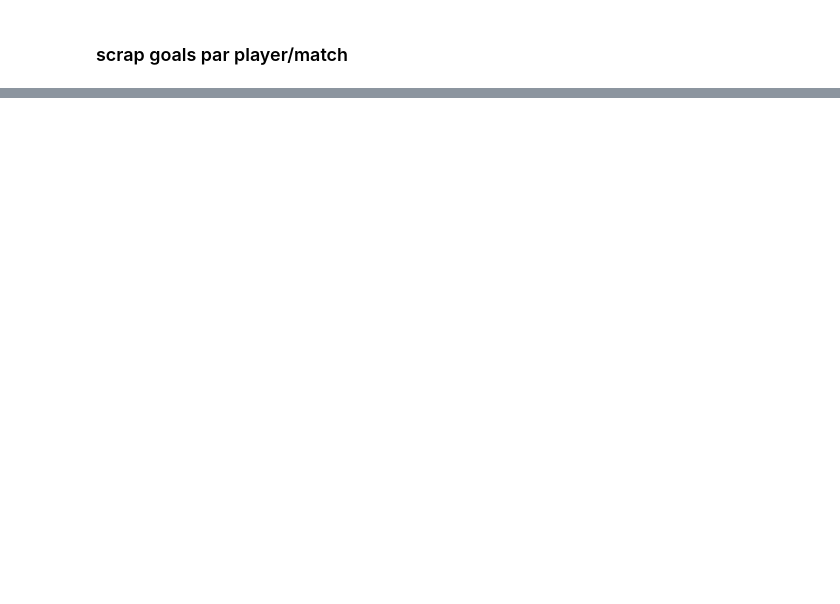
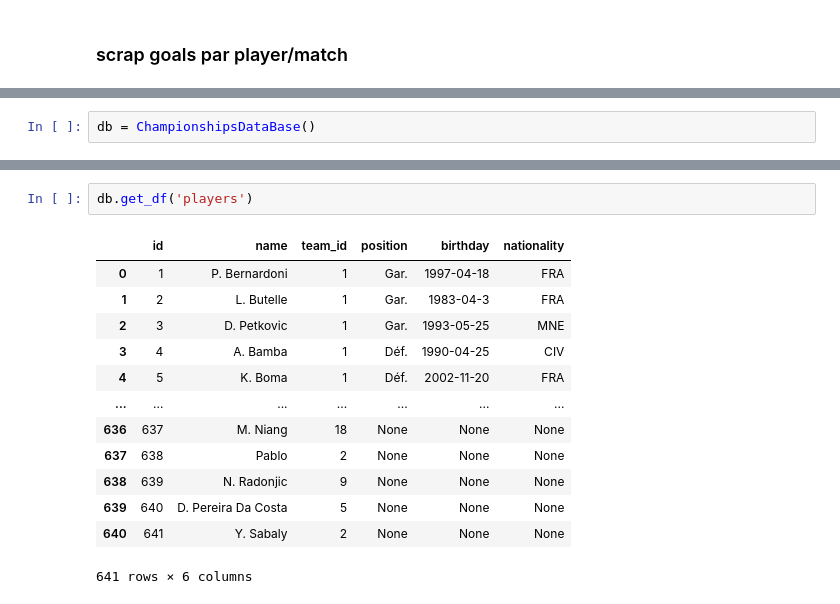
Before and after one commit to rolandina/foot-meteo, a Jupyter notebook: lequipe_scraping.ipynb, the cells around one changed output, grey strips where cells are left out. Cells and saved outputs as stored; diff of their text form; blank space fills up the shorter version.

```diff
--- a/lequipe_scraping.ipynb
+++ b/lequipe_scraping.ipynb
@@ -380,0 +576,2 @@ df_matches['goals_exterieur'] = liste_d
+# %%
+db = ChampionshipsDataBase()
@@ -398,0 +842,16 @@ df_matches.tail()
+# %%
+db.get_df('players')
+# %% [output]
+|  | id | name | team_id | position | birthday | nationality |
+| 0 | 1 | P. Bernardoni | 1 | Gar. | 1997-04-18 | FRA |
+| 1 | 2 | L. Butelle | 1 | Gar. | 1983-04-3 | FRA |
+| 2 | 3 | D. Petkovic | 1 | Gar. | 1993-05-25 | MNE |
+| 3 | 4 | A. Bamba | 1 | Déf. | 1990-04-25 | CIV |
+| 4 | 5 | K. Boma | 1 | Déf. | 2002-11-20 | FRA |
+| ... | ... | ... | ... | ... | ... | ... |
+| 636 | 637 | M. Niang | 18 | None | None | None |
+| 637 | 638 | Pablo | 2 | None | None | None |
+| 638 | 639 | N. Radonjic | 9 | None | None | None |
+| 639 | 640 | D. Pereira Da Costa | 5 | None | None | None |
+| 640 | 641 | Y. Sabaly | 2 | None | None | None |
+641 rows × 6 columns
```
Also changed, not shown: parts of 72 cells of this notebook.
